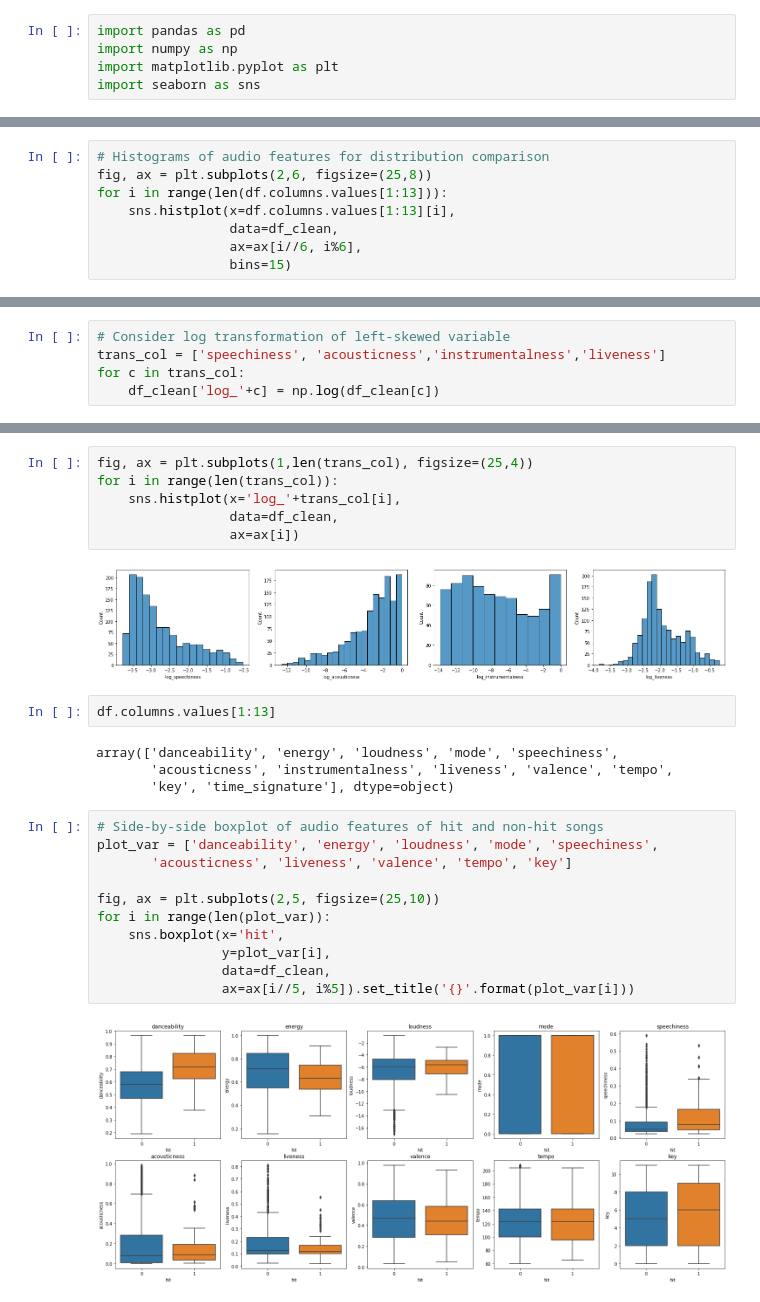
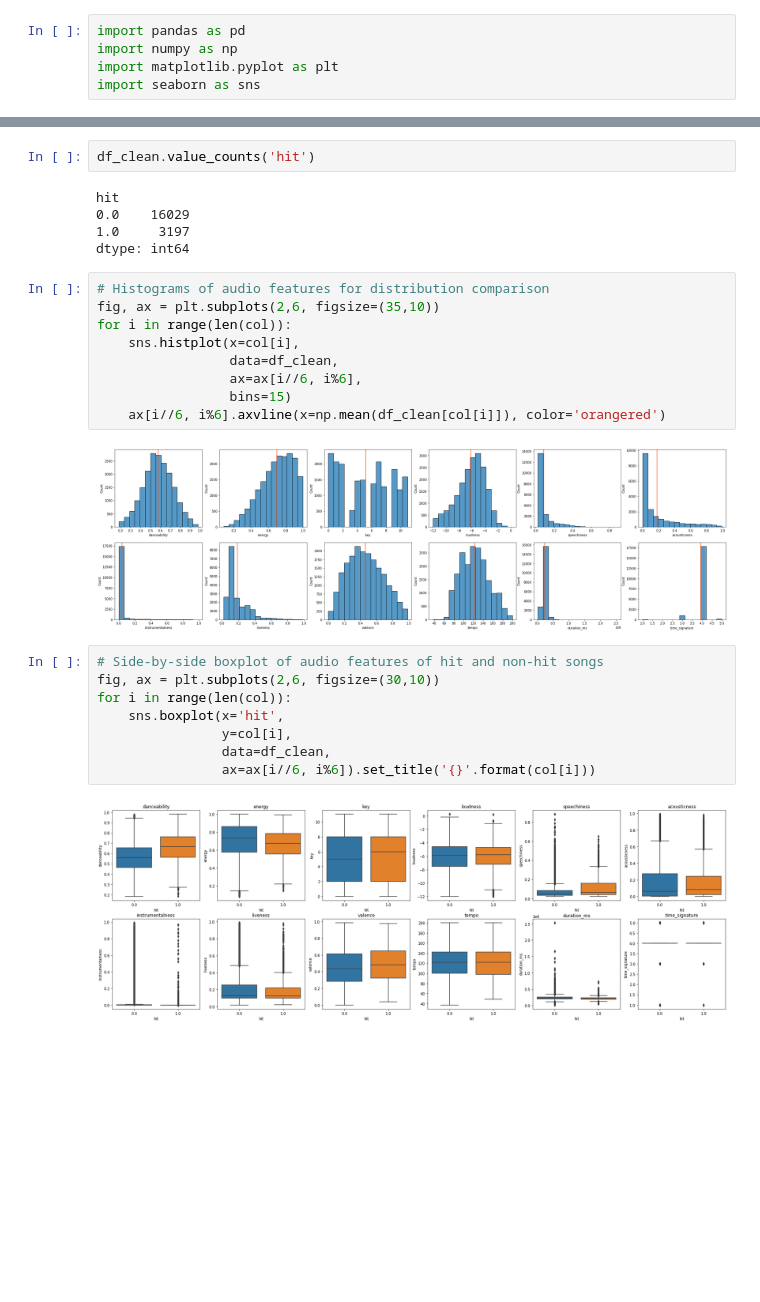
Before and after one commit to kristallqiu99/ANLY-501-Portfolio, a Jupyter notebook: audio_features_cleaning_EDA.ipynb, the cells around one changed output, grey strips where cells are left out. Saved outputs shown, nothing was run; the diff lists cells and outputs as text; blank space fills up the shorter version.

```diff
--- a/audio_features_cleaning_EDA.ipynb
+++ b/audio_features_cleaning_EDA.ipynb
@@ -159,8 +167,0 @@ df_clean
-# %%
-# Histograms of audio features for distribution comparison
-fig, ax = plt.subplots(2,6, figsize=(25,8))
-for i in range(len(df.columns.values[1:13])):
-    sns.histplot(x=df.columns.values[1:13][i],
-                 data=df_clean,
-                 ax=ax[i//6, i%6],
-                 bins=15)
@@ -169,5 +167,0 @@ for i in range(len(df.columns.values[1:13])):
-# %%
-# Consider log transformation of left-skewed variable
-trans_col = ['speechiness', 'acousticness','instrumentalness','liveness']
-for c in trans_col:
-    df_clean['log_'+c] = np.log(df_clean[c])
@@ -180,27 +168,28 @@ See the caveats in the documentation: https://pandas.pydata.org/pandas-docs/stab
-# %%
-fig, ax = plt.subplots(1,len(trans_col), figsize=(25,4))
-for i in range(len(trans_col)):
-    sns.histplot(x='log_'+trans_col[i],
-                 data=df_clean,
-                 ax=ax[i])
-# %% [output]
-[figure, removed]
-# %%
-df.columns.values[1:13]
-# %% [output]
-array(['danceability', 'energy', 'loudness', 'mode', 'speechiness',
-       'acousticness', 'instrumentalness', 'liveness', 'valence', 'tempo',
-       'key', 'time_signature'], dtype=object)
+# %%
+df_clean.value_counts('hit')
+# %% [output]
+hit
+0.0    16029
+1.0     3197
+dtype: int64
+# %%
+# Histograms of audio features for distribution comparison
+fig, ax = plt.subplots(2,6, figsize=(35,10))
+for i in range(len(col)):
+    sns.histplot(x=col[i],
+                 data=df_clean,
+                 ax=ax[i//6, i%6],
+                 bins=15)
+    ax[i//6, i%6].axvline(x=np.mean(df_clean[col[i]]), color='orangered')
+# %% [output]
+[figure, added]
 # %%
 # Side-by-side boxplot of audio features of hit and non-hit songs
-plot_var = ['danceability', 'energy', 'loudness', 'mode', 'speechiness',
-       'acousticness', 'liveness', 'valence', 'tempo', 'key']
-
-fig, ax = plt.subplots(2,5, figsize=(25,10))
-for i in range(len(plot_var)):
+fig, ax = plt.subplots(2,6, figsize=(30,10))
+for i in range(len(col)):
     sns.boxplot(x='hit',
-                y=plot_var[i],
+                y=col[i],
                 data=df_clean,
-                ax=ax[i//5, i%5]).set_title('{}'.format(plot_var[i]))
+                ax=ax[i//6, i%6]).set_title('{}'.format(col[i]))
 # %% [output]
-[figure, old version]
+[figure, new version]
```
Also changed, not shown: parts of 18 cells of this notebook, 6 other files.
